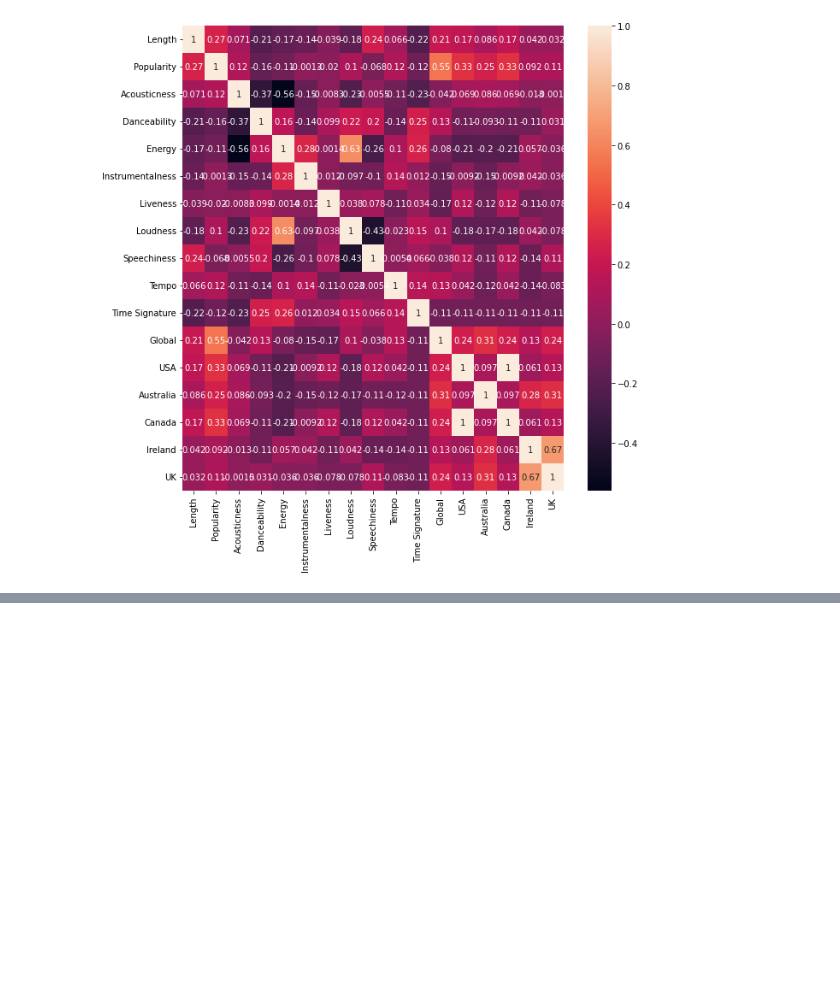
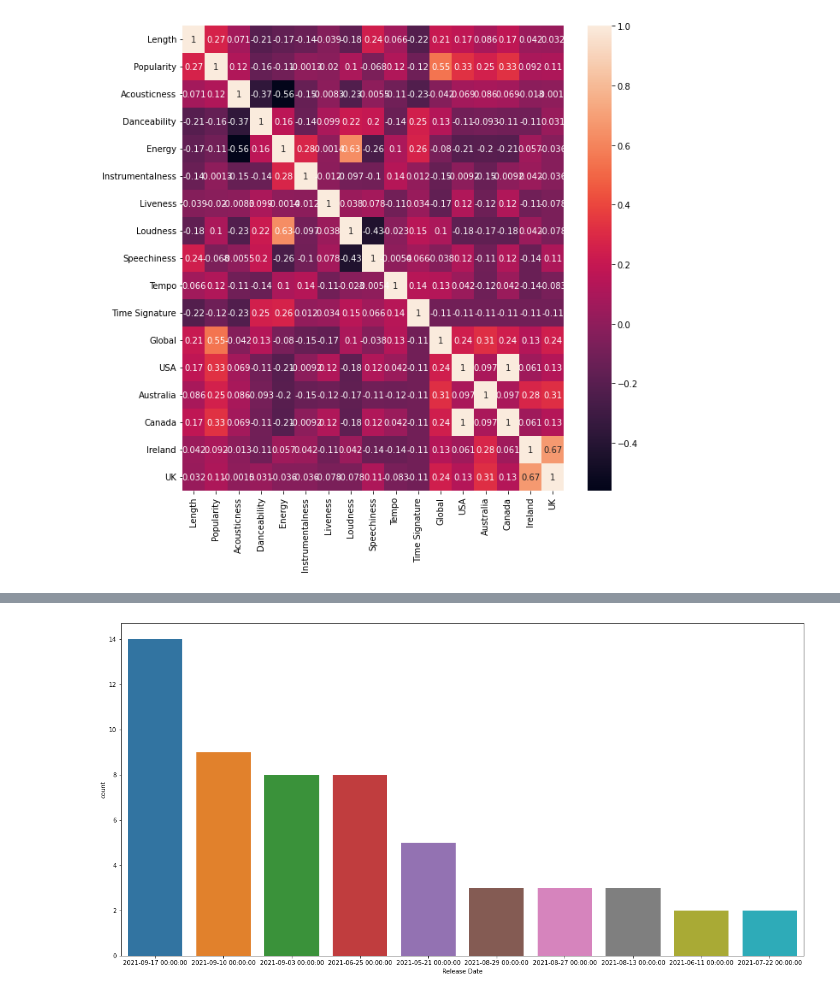
Before and after one commit to jadefreese/SpotifyTop50-Data-Analysis, a Jupyter notebook: Data/Understanding the Data.ipynb, the cells around one changed output, grey strips where cells are left out. Saved outputs shown, nothing was run; the diff lists cells and outputs as text; code cells hidden in the pictures; blank space fills up the shorter version.

```diff
--- a/Data/Understanding the Data.ipynb
+++ b/Data/Understanding the Data.ipynb
@@ -100,0 +252,6 @@ globalTop.describe()
+# %%
+plt.figure(figsize=(20,10))
+sns.countplot(x = 'Release Date', data = allTracks_df, order = allTracks_df['Release Date'].value_counts().iloc[:10].index, )
+plt.show()
+# %% [output]
+[figure, added]
```
Also changed, not shown: parts of 14 cells of this notebook, 2 other files.
